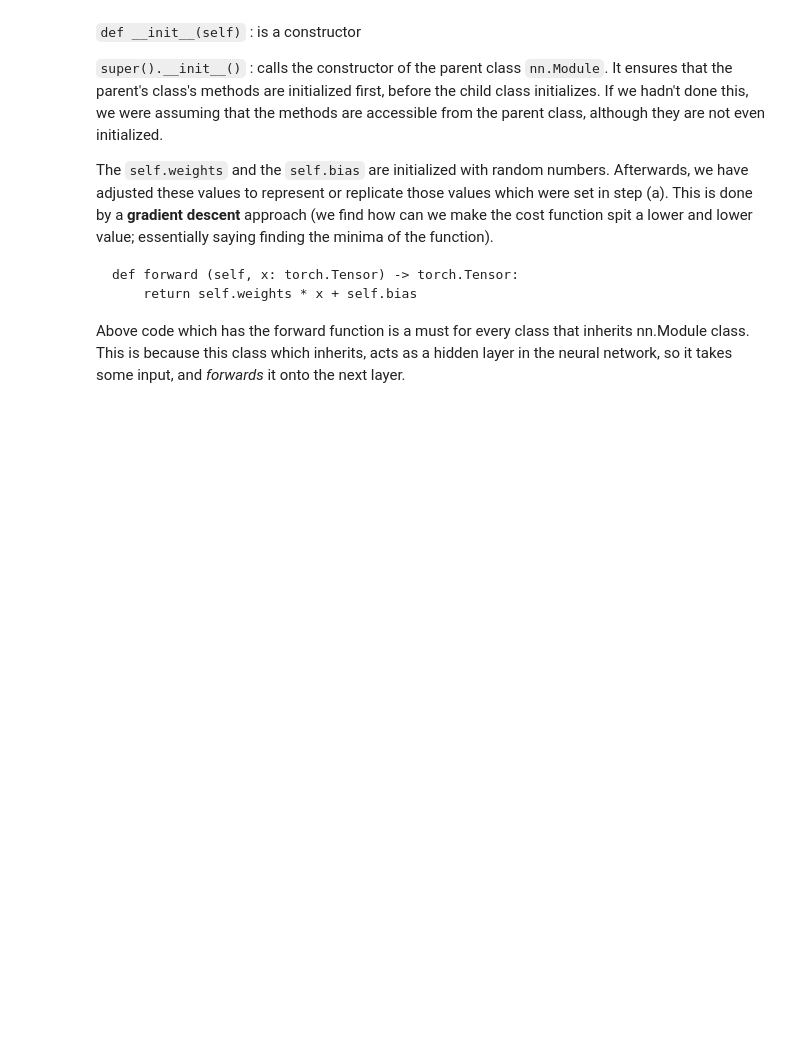
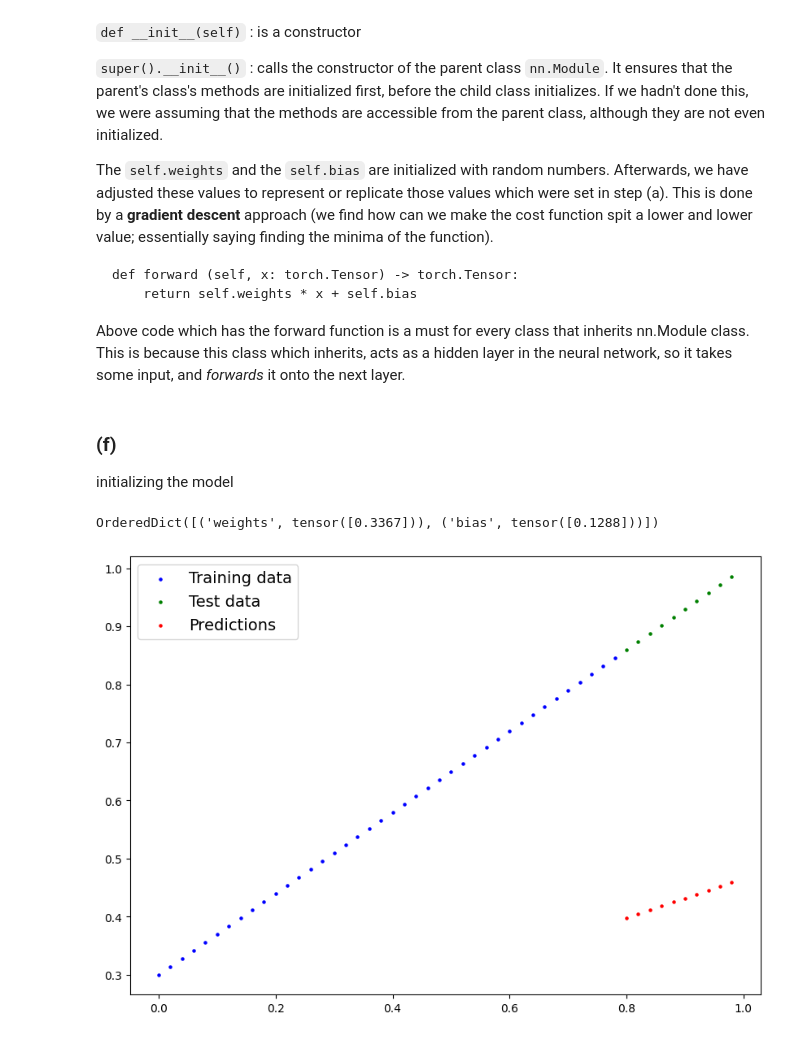
Before and after one commit to 8zali9/DeepLearning-PyTorch, a Jupyter notebook: courseNotebooks/PyTorch_workflow.ipynb, the cells around one changed output. Drawn from its saved outputs; the diff is of its cells as text; code cells hidden in the pictures; blank space fills up the shorter version.

```diff
--- a/courseNotebooks/PyTorch_workflow.ipynb
+++ b/courseNotebooks/PyTorch_workflow.ipynb
@@ -134,3 +135,24 @@ class LinearRegressionModel (nn.Module):
 
   def forward (self, x: torch.Tensor) -> torch.Tensor:
     return self.weights * x + self.bias
+# %% [markdown]
+### (f)
+
+initializing the model
+# %%
+torch.manual_seed(42)
+
+model_0 = LinearRegressionModel()
+
+list(model_0.parameters()) # shows the parameters present in the class
+model_0.state_dict()
+# %% [output]
+OrderedDict([('weights', tensor([0.3367])), ('bias', tensor([0.1288]))])
+# %%
+with torch.inference_mode(): # .inference_mode() is a context manager, which will evaluate the model without tracking the gradients, that reduces memory usage & improves computation
+  y_preds = model_0(test_X)
+  y_preds
+
+plot_scatter(predictions=y_preds)
+# %% [output]
+[figure, added]
```
Also changed, not shown: parts of 13 cells of this notebook.
